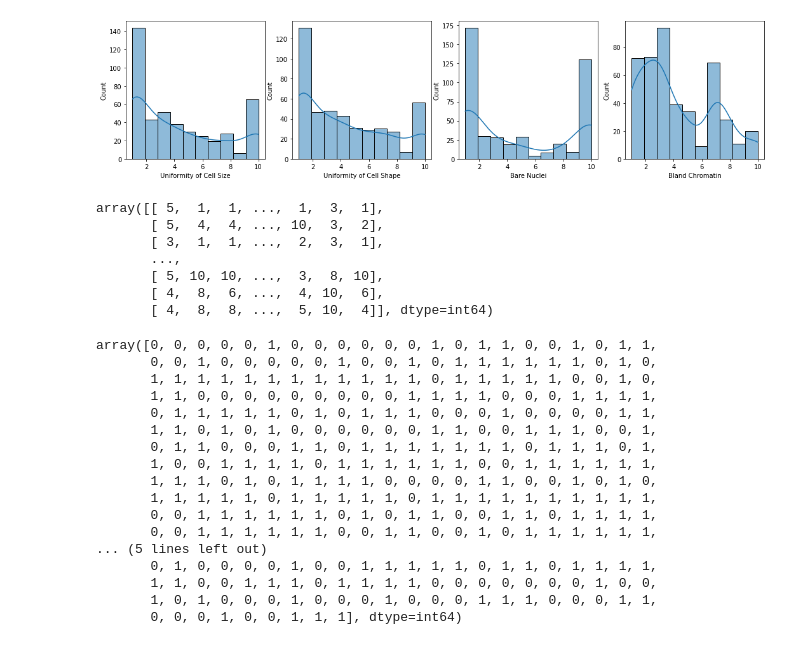
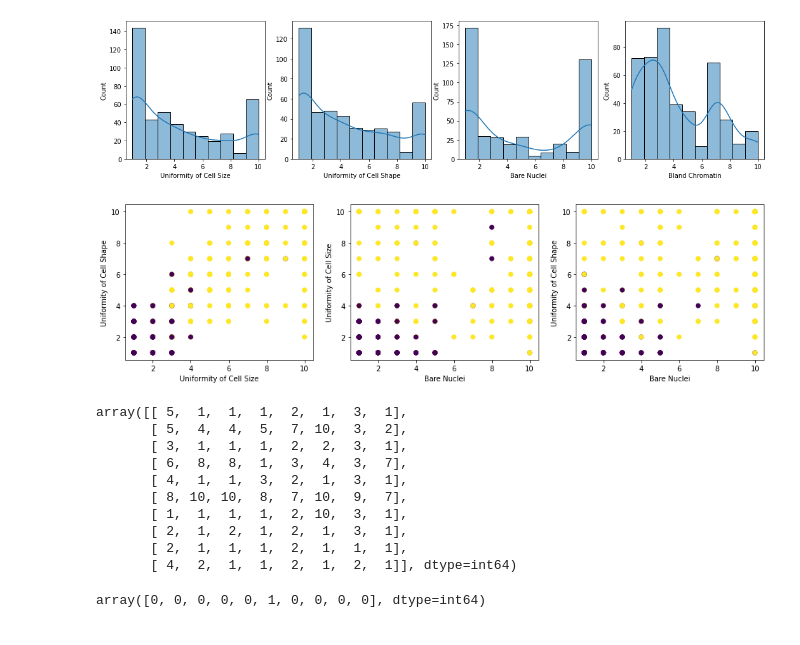
Before and after one commit to AMi-bot/Mikova_NS2021, a Jupyter notebook: mikova_ns2021.ipynb, the cells around one changed output. Drawn from its saved outputs; the diff is of its cells as text; code cells hidden in the pictures.

```diff
--- a/mikova_ns2021.ipynb
+++ b/mikova_ns2021.ipynb
@@ -143,3 +143,18 @@ sb.histplot(dataset['Bland Chromatin'], bins=10, kde=True, ax=axes[3])
 # %% [output]
 <AxesSubplot:xlabel='Bland Chromatin', ylabel='Count'>
 [figure]
+# %%
+fig, ax = plt.subplots(1,3,figsize=(16, 4) )
+ax[0].scatter(dataset['Uniformity of Cell Size'], dataset['Uniformity of Cell Shape'], c = dataset['Class'])
+ax[0].set_xlabel('Uniformity of Cell Size')
+ax[0].set_ylabel('Uniformity of Cell Shape')
+ax[1].scatter(dataset['Bare Nuclei'], dataset['Uniformity of Cell Size'], c = dataset['Class'])
+ax[1].set_xlabel('Bare Nuclei')
+ax[1].set_ylabel('Uniformity of Cell Size')
+ax[2].scatter(dataset['Bare Nuclei'], dataset['Uniformity of Cell Shape'], c = dataset['Class'])
+ax[2].set_xlabel('Bare Nuclei')
+ax[2].set_ylabel('Uniformity of Cell Shape')
+
+plt.show()
+# %% [output]
+[figure, added]
@@ -147,33 +188,20 @@ sb.histplot(dataset['Bland Chromatin'], bins=10, kde=True, ax=axes[3])
 y = dataset.iloc[:,9].values
 X = dataset.iloc[:,0:8].values
 # %%
-X
+X[:10]
 # %% [output]
-array([[ 5,  1,  1, ...,  1,  3,  1],
-       [ 5,  4,  4, ..., 10,  3,  2],
-       [ 3,  1,  1, ...,  2,  3,  1],
-       ...,
-       [ 5, 10, 10, ...,  3,  8, 10],
-       [ 4,  8,  6, ...,  4, 10,  6],
-       [ 4,  8,  8, ...,  5, 10,  4]], dtype=int64)
+array([[ 5,  1,  1,  1,  2,  1,  3,  1],
+       [ 5,  4,  4,  5,  7, 10,  3,  2],
+       [ 3,  1,  1,  1,  2,  2,  3,  1],
+       [ 6,  8,  8,  1,  3,  4,  3,  7],
+       [ 4,  1,  1,  3,  2,  1,  3,  1],
+       [ 8, 10, 10,  8,  7, 10,  9,  7],
+       [ 1,  1,  1,  1,  2, 10,  3,  1],
+       [ 2,  1,  2,  1,  2,  1,  3,  1],
+       [ 2,  1,  1,  1,  2,  1,  1,  1],
+       [ 4,  2,  1,  1,  2,  1,  2,  1]], dtype=int64)
 # %%
-y
+y[:10]
 # %% [output]
-array([0, 0, 0, 0, 0, 1, 0, 0, 0, 0, 0, 0, 1, 0, 1, 1, 0, 0, 1, 0, 1, 1,
-       0, 0, 1, 0, 0, 0, 0, 0, 1, 0, 0, 1, 0, 1, 1, 1, 1, 1, 1, 0, 1, 0,
-       1, 1, 1, 1, 1, 1, 1, 1, 1, 1, 1, 1, 0, 1, 1, 1, 1, 1, 0, 0, 1, 0,
-       1, 1, 0, 0, 0, 0, 0, 0, 0, 0, 0, 1, 1, 1, 1, 0, 0, 0, 1, 1, 1, 1,
-       0, 1, 1, 1, 1, 1, 0, 1, 0, 1, 1, 1, 0, 0, 0, 1, 0, 0, 0, 0, 1, 1,
-       1, 1, 0, 1, 0, 1, 0, 0, 0, 0, 0, 0, 1, 1, 0, 0, 1, 1, 1, 0, 0, 1,
-       0, 1, 1, 0, 0, 0, 1, 1, 0, 1, 1, 1, 1, 1, 1, 1, 0, 1, 1, 1, 0, 1,
-       1, 0, 0, 1, 1, 1, 1, 0, 1, 1, 1, 1, 1, 1, 0, 0, 1, 1, 1, 1, 1, 1,
-       1, 1, 1, 0, 1, 0, 1, 1, 1, 1, 0, 0, 0, 0, 1, 1, 0, 0, 1, 0, 1, 0,
-       1, 1, 1, 1, 1, 0, 1, 1, 1, 1, 1, 0, 1, 1, 1, 1, 1, 1, 1, 1, 1, 1,
-       0, 0, 1, 1, 1, 1, 1, 1, 0, 1, 0, 1, 1, 0, 0, 1, 1, 0, 1, 1, 1, 1,
-       0, 0, 1, 1, 1, 1, 1, 1, 0, 0, 1, 1, 0, 0, 1, 0, 1, 1, 1, 1, 1, 1,
-... (5 lines left out)
-       0, 1, 0, 0, 0, 0, 1, 0, 0, 1, 1, 1, 1, 1, 0, 1, 1, 0, 1, 1, 1, 1,
-       1, 1, 0, 0, 1, 1, 1, 0, 1, 1, 1, 1, 0, 0, 0, 0, 0, 0, 0, 1, 0, 0,
-       1, 0, 1, 0, 0, 0, 1, 0, 0, 0, 1, 0, 0, 0, 1, 1, 1, 0, 0, 0, 1, 1,
-       0, 0, 0, 1, 0, 0, 1, 1, 1], dtype=int64)
+array([0, 0, 0, 0, 0, 1, 0, 0, 0, 0], dtype=int64)
 # %%
```
Also changed, not shown: parts of 19 cells of this notebook.
